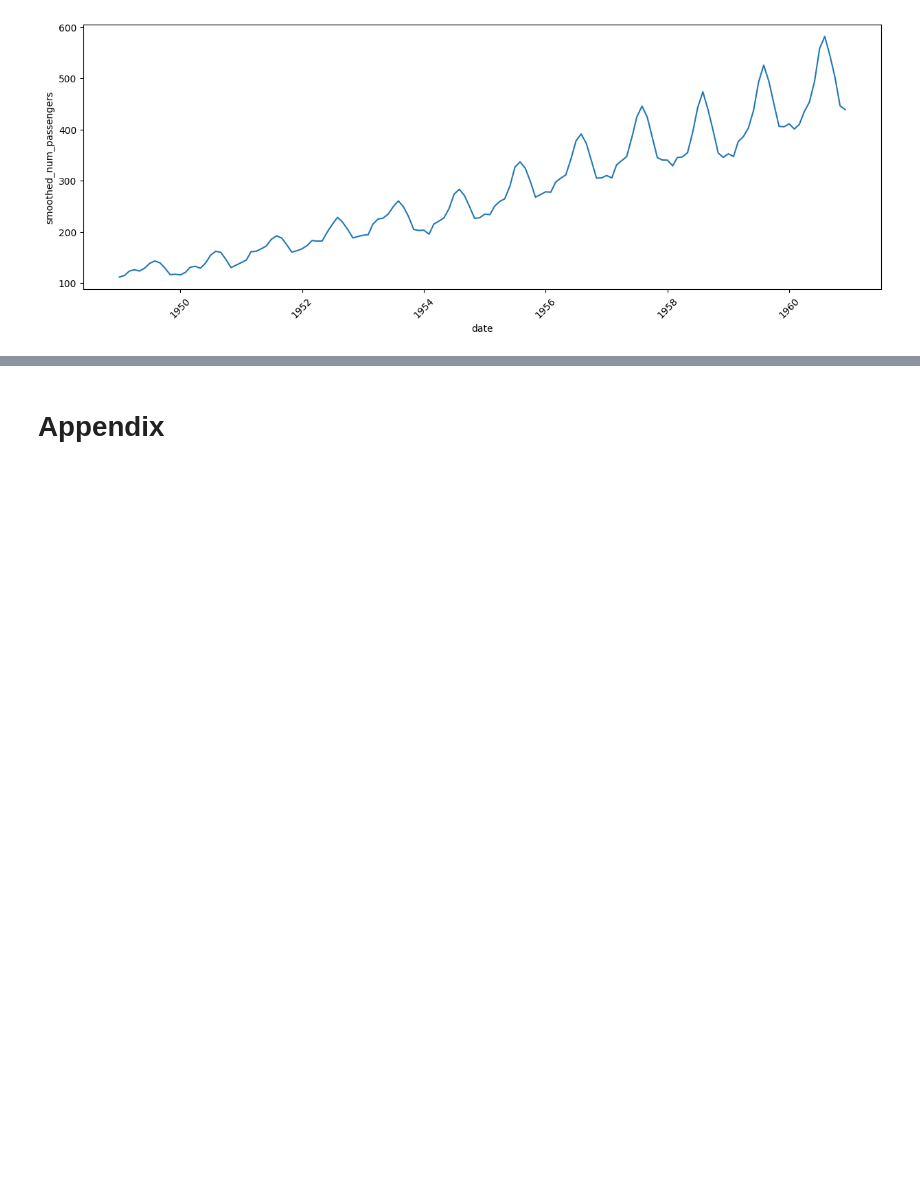
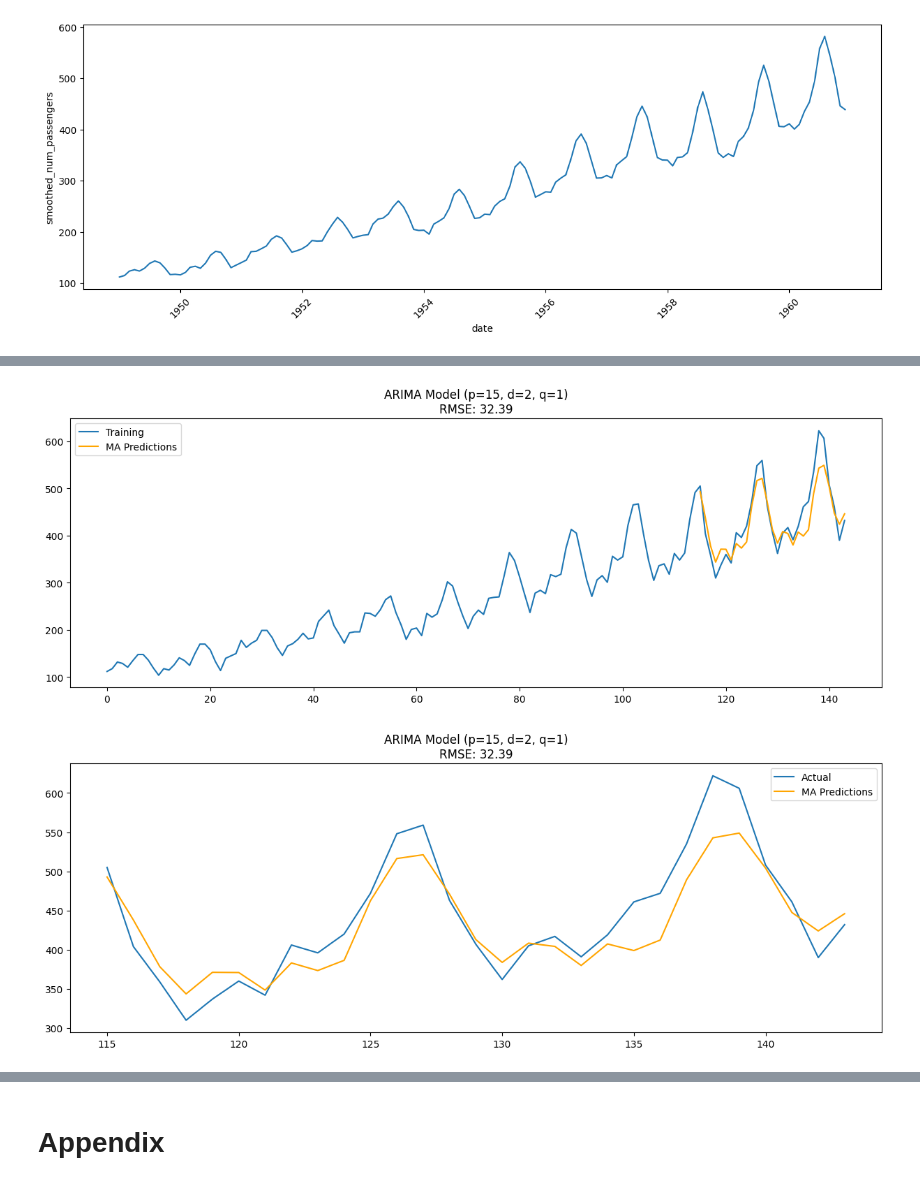
Before and after one commit to mcachosoblechero/DataHour-Intro-Time-Series, a Jupyter notebook: A-gentle-intro-to-time-series.ipynb, the cells around one changed output, grey strips where cells are left out. Saved outputs shown, nothing was run; the diff lists cells and outputs as text; code cells hidden in the pictures; blank space fills up the shorter version.

```diff
--- a/A-gentle-intro-to-time-series.ipynb
+++ b/A-gentle-intro-to-time-series.ipynb
@@ -407,0 +587,11 @@ plot_lineplot_time_series(air_passengers, "date", "smoothed_num_passengers")
+# %%
+run_auto_ARIMA_analysis(
+    train_data=train_data,
+    test_data=test_data,
+    p_range=range(6, 24),
+    d_range=range(0, 3),
+    q_range=range(0, 2),
+)
+# %% [output]
+[figure, added]
+[figure, added]
```
Also changed, not shown: parts of 25 cells of this notebook.
